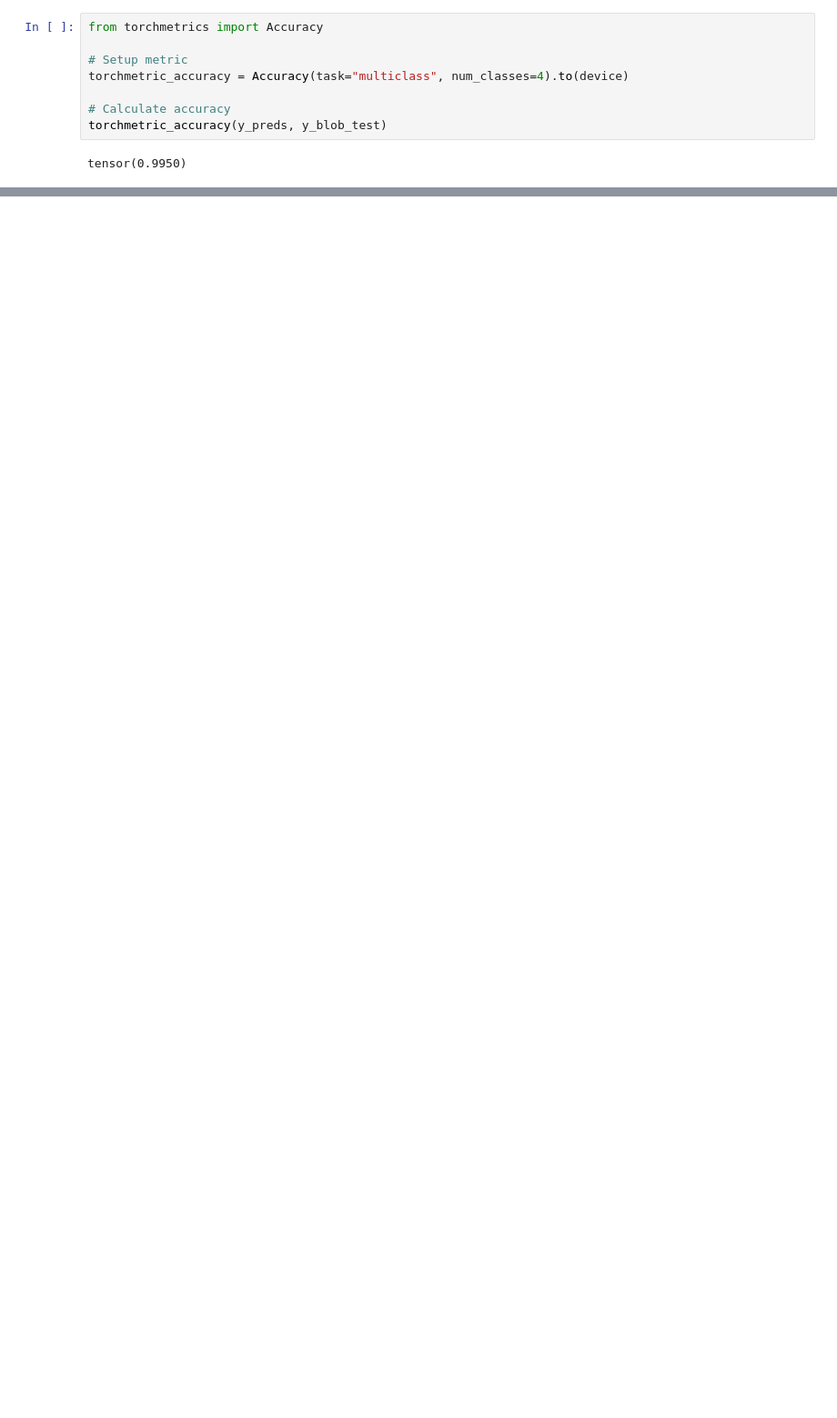
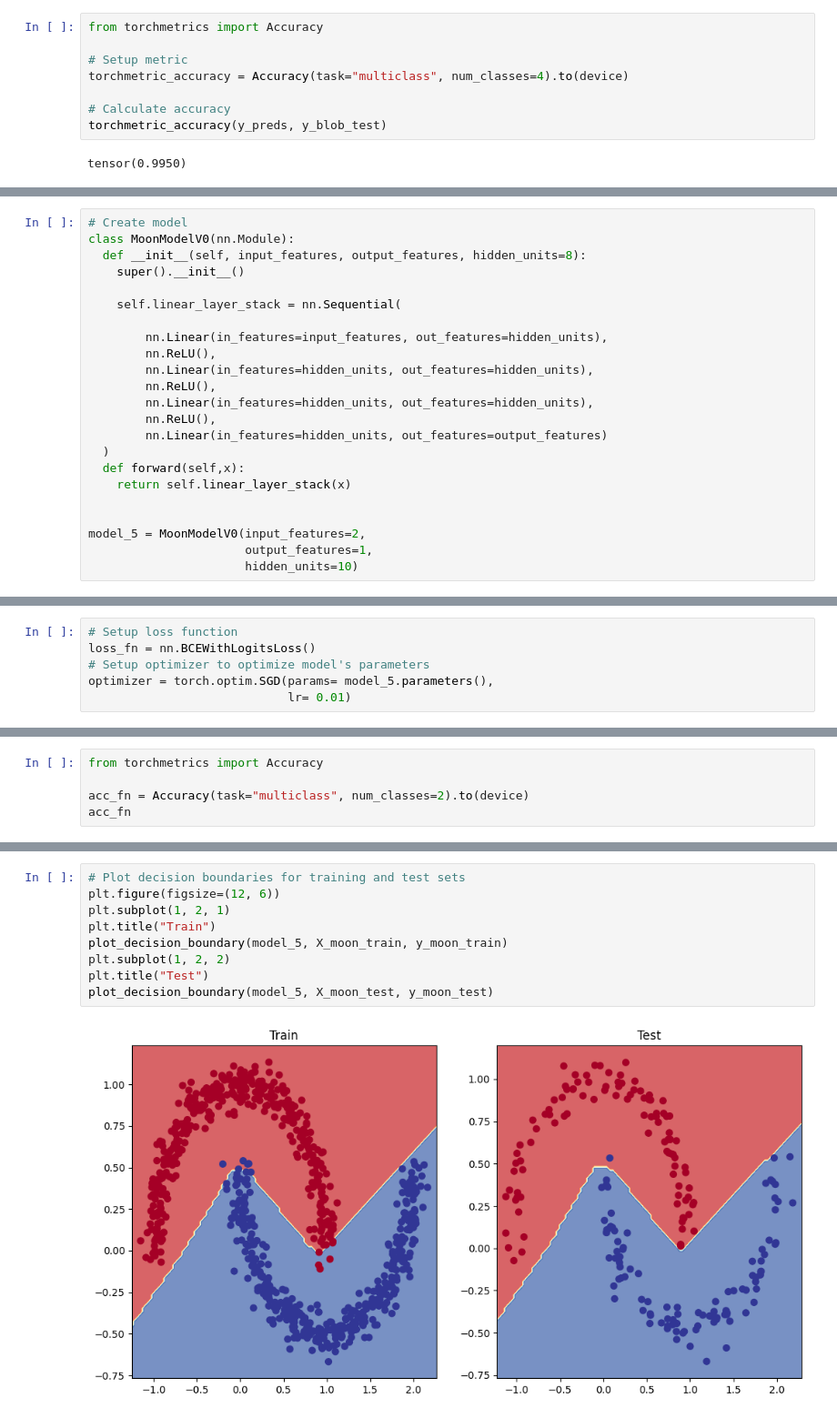
Before and after one commit to burakbdr/PyTorch-Fundamentals, a Jupyter notebook: 02_pytorch_classification.ipynb, the cells around one changed output, grey strips where cells are left out. Shown at 91% size. Cells and saved outputs as stored; diff of their text form; blank space fills up the shorter version.

```diff
--- a/02_pytorch_classification.ipynb
+++ b/02_pytorch_classification.ipynb
@@ -1253,0 +1311,23 @@ tensor(0.9950)
+# %%
+# Create model
+class MoonModelV0(nn.Module):
+  def __init__(self, input_features, output_features, hidden_units=8):
+    super().__init__()
+
+    self.linear_layer_stack = nn.Sequential(
+
+        nn.Linear(in_features=input_features, out_features=hidden_units),
+        nn.ReLU(),
+        nn.Linear(in_features=hidden_units, out_features=hidden_units),
+        nn.ReLU(),
+        nn.Linear(in_features=hidden_units, out_features=hidden_units),
+        nn.ReLU(),
+        nn.Linear(in_features=hidden_units, out_features=output_features)
+  )
+  def forward(self,x):
+    return self.linear_layer_stack(x)
+
+
+model_5 = MoonModelV0(input_features=2,
+                      output_features=1,
+                      hidden_units=10)
@@ -1253,0 +1348,6 @@ tensor(0.9950)
+# %%
+# Setup loss function
+loss_fn = nn.BCEWithLogitsLoss()
+# Setup optimizer to optimize model's parameters
+optimizer = torch.optim.SGD(params= model_5.parameters(),
+                            lr= 0.01)
@@ -1253,0 +1375,5 @@ tensor(0.9950)
+# %%
+from torchmetrics import Accuracy
+
+acc_fn = Accuracy(task="multiclass", num_classes=2).to(device)
+acc_fn
@@ -1253,0 +1431,11 @@ tensor(0.9950)
+# %%
+# Plot decision boundaries for training and test sets
+plt.figure(figsize=(12, 6))
+plt.subplot(1, 2, 1)
+plt.title("Train")
+plot_decision_boundary(model_5, X_moon_train, y_moon_train)
+plt.subplot(1, 2, 2)
+plt.title("Test")
+plot_decision_boundary(model_5, X_moon_test, y_moon_test)
+# %% [output]
+[figure, added]
```
Also changed, not shown: parts of 32 cells of this notebook.
